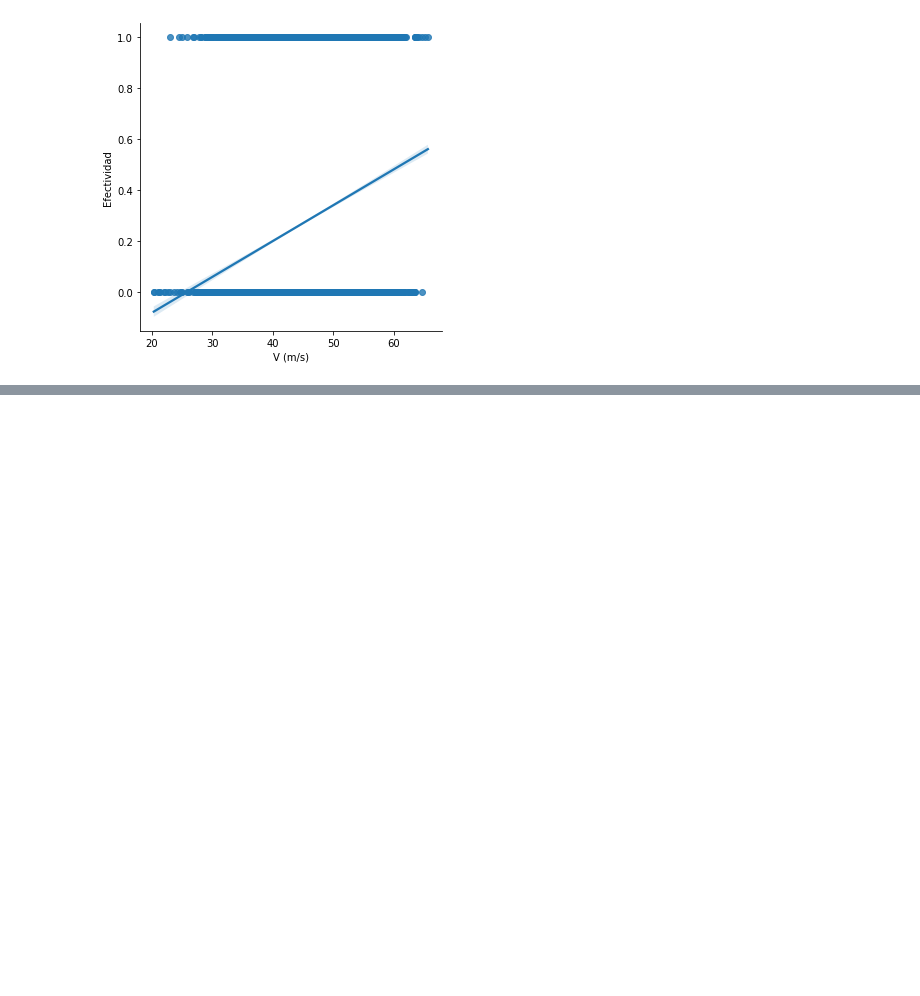
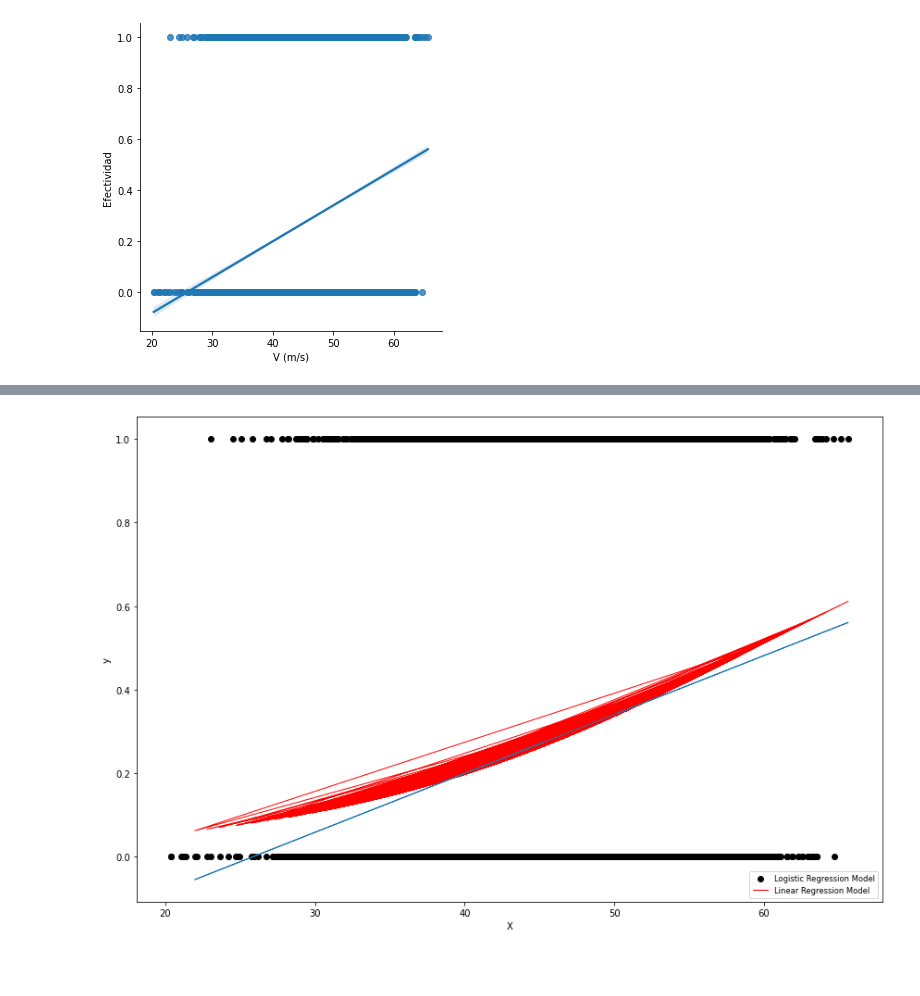
Before and after one commit to Jalagarto/tennis, a Jupyter notebook: EDA/understanding_data.ipynb, the cells around one changed output, grey strips where cells are left out. Drawn from its saved outputs; the diff is of its cells as text; code cells hidden in the pictures; blank space fills up the shorter version.

```diff
--- a/EDA/understanding_data.ipynb
+++ b/EDA/understanding_data.ipynb
@@ -455,0 +570,34 @@ plt.show()  # this doesn't make any sense
+# %%
+X, y = df['V (m/s)'].values.reshape(-1, 1), df.Efectividad.values.reshape(-1, 1)
+X_train, X_test, y_train, y_test = train_test_split(X, y, test_size = 0.20)
+
+# Fit the classifier
+clf = LogisticRegression(penalty='l2') # dual=True, solver='liblinear')
+clf.fit(X, y)
+
+# and plot the result
+plt.figure(1, figsize=(12, 8))
+plt.clf()
+plt.scatter(X.ravel(), y, color="black")
+
+loss = expit(X_test * clf.coef_ + clf.intercept_).ravel()
+plt.plot(X_test, loss, color="red", linewidth=1)
+
+ols = LinearRegression()
+ols.fit(X, y)
+plt.plot(X_test, ols.coef_ * X_test + ols.intercept_, linewidth=1)
+
+plt.ylabel("y")
+plt.xlabel("X")
+
+plt.legend(
+    ("Logistic Regression Model", "Linear Regression Model"),
+    loc="lower right",
+    fontsize="small",
+)
+plt.tight_layout()
+plt.show()
+# %% [output]
+[figure, added]
+# %% [markdown]
+##
```
Also changed, not shown: parts of 13 cells of this notebook, 2 other files.
